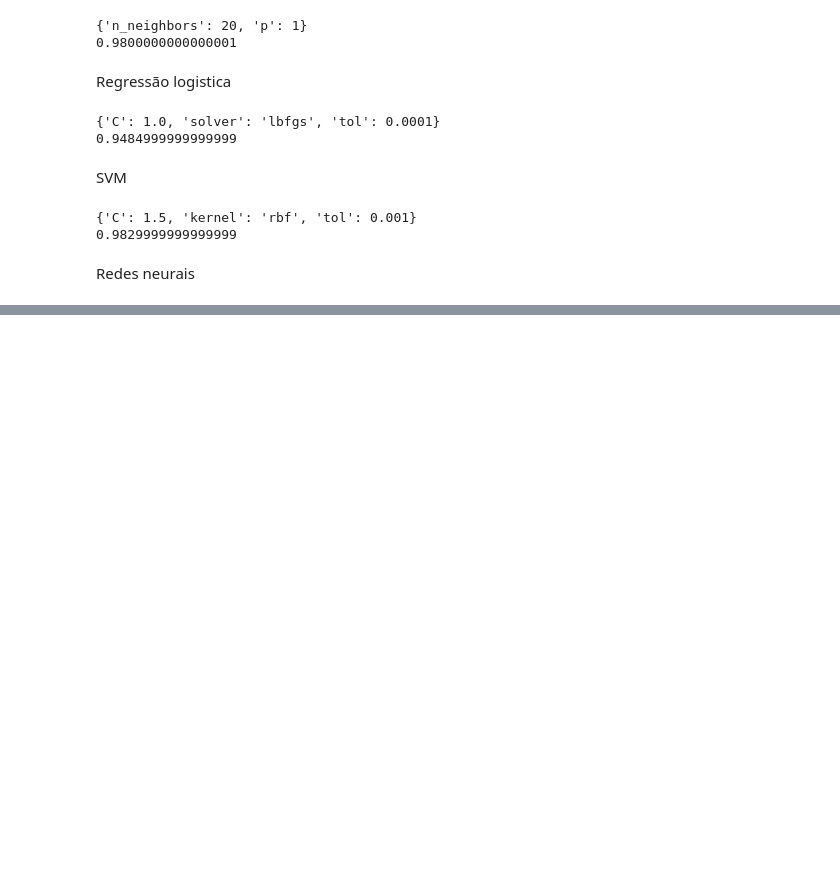
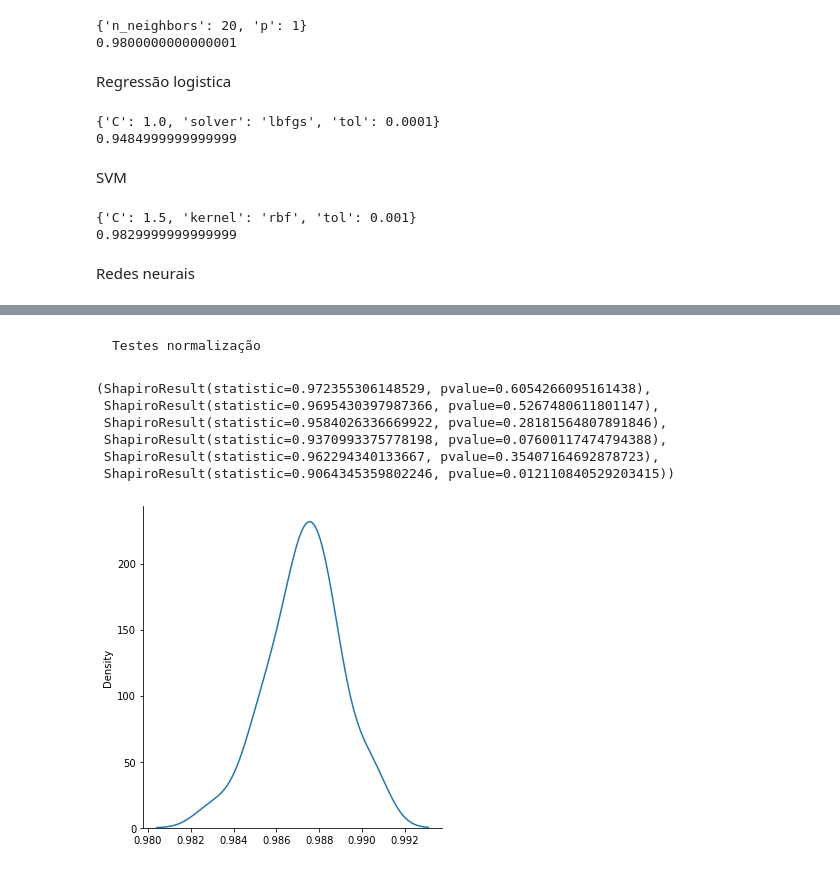
Before and after one commit to matheusdepra/MachineLearning-Udemy, a Jupyter notebook: Avaliação dos algoritmos.ipynb, the cells around one changed output, grey strips where cells are left out. Drawn from its saved outputs; the diff is of its cells as text; code cells hidden in the pictures; blank space fills up the shorter version.

```diff
--- a/Avaliação dos algoritmos.ipynb
+++ b/Avaliação dos algoritmos.ipynb
@@ -185,0 +190,41 @@ ValueError: The activation 'tahn' is not supported. Supported activations are ['
+# %%
+resultados_arvore = []
+resultados_random_forest = []
+resultados_knn = []
+resultados_logistica = []
+resultados_svm = []
+resultados_rede_neural = []
+
+for i in range(30):
+    kfold = KFold(n_splits = 10, shuffle=True, random_state=i)
+
+    #Arvore
+    arvore = DecisionTreeClassifier(criterion='entropy', min_samples_leaf=1,                                  min_samples_split=5, splitter='best')
+    scores = cross_val_score(arvore, X_credit, Y_credit, cv = kfold)
+    resultados_arvore.append(scores.mean())
+
+    #Random forest
+    random_forest = RandomForestClassifier(criterion='entropy', min_samples_leaf=1,
+                                          min_samples_split=5, n_estimators =10)
+    scores = cross_val_score(random_forest, X_credit, Y_credit, cv = kfold)
+    resultados_random_forest.append(scores.mean())
+
+    #knn
+    knn = KNeighborsClassifier()
+    scores = cross_val_score(knn, X_credit, Y_credit, cv = kfold)
+    resultados_knn.append(scores.mean())
+
+    #logistica
+    logistica = LogisticRegression(C=1.0, solver='lbfgs', tol=0.0001)
+    scores = cross_val_score(logistica, X_credit, Y_credit, cv=kfold)
+    resultados_logistica.append(scores.mean())
+
+    #svm
+    svm = SVC(kernel='rbf', C=2.0)
+    scores = cross_val_score(svm, X_credit, Y_credit, cv = kfold)
+    resultados_svm.append(scores.mean())
+
+    #rede neural
+    rede_neural = MLPClassifier(activation='relu', batch_size=56, solver='adam')
+    scores = cross_val_score(rede_neural, X_credit, Y_credit, cv = kfold)
+    resultados_rede_neural.append(scores.mean())
@@ -185,0 +293,2 @@ ValueError: The activation 'tahn' is not supported. Supported activations are ['
+# %% [markdown]
+    Testes normalização
@@ -185,0 +300,10 @@ ValueError: The activation 'tahn' is not supported. Supported activations are ['
+# %%
+#Se o pvalue > alpha a distribuição é normal e podemos aplicar anova e tukey
+shapiro(resultados_arvore), shapiro(resultados_random_forest), shapiro(resultados_knn), shapiro(resultados_logistica), shapiro(resultados_svm), shapiro(resultados_rede_neural)
+# %% [output]
+(ShapiroResult(statistic=0.972355306148529, pvalue=0.6054266095161438),
+ ShapiroResult(statistic=0.9695430397987366, pvalue=0.5267480611801147),
+ ShapiroResult(statistic=0.9584026336669922, pvalue=0.28181564807891846),
+ ShapiroResult(statistic=0.9370993375778198, pvalue=0.07600117474794388),
+ ShapiroResult(statistic=0.962294340133667, pvalue=0.35407164692878723),
+ ShapiroResult(statistic=0.9064345359802246, pvalue=0.012110840529203415))
@@ -185,0 +312,4 @@ ValueError: The activation 'tahn' is not supported. Supported activations are ['
+# %%
+sns.displot(resultados_arvore, kind = 'kde');
+# %% [output]
+[figure, added]
```
Also changed, not shown: parts of 31 cells of this notebook, 1 other file.
